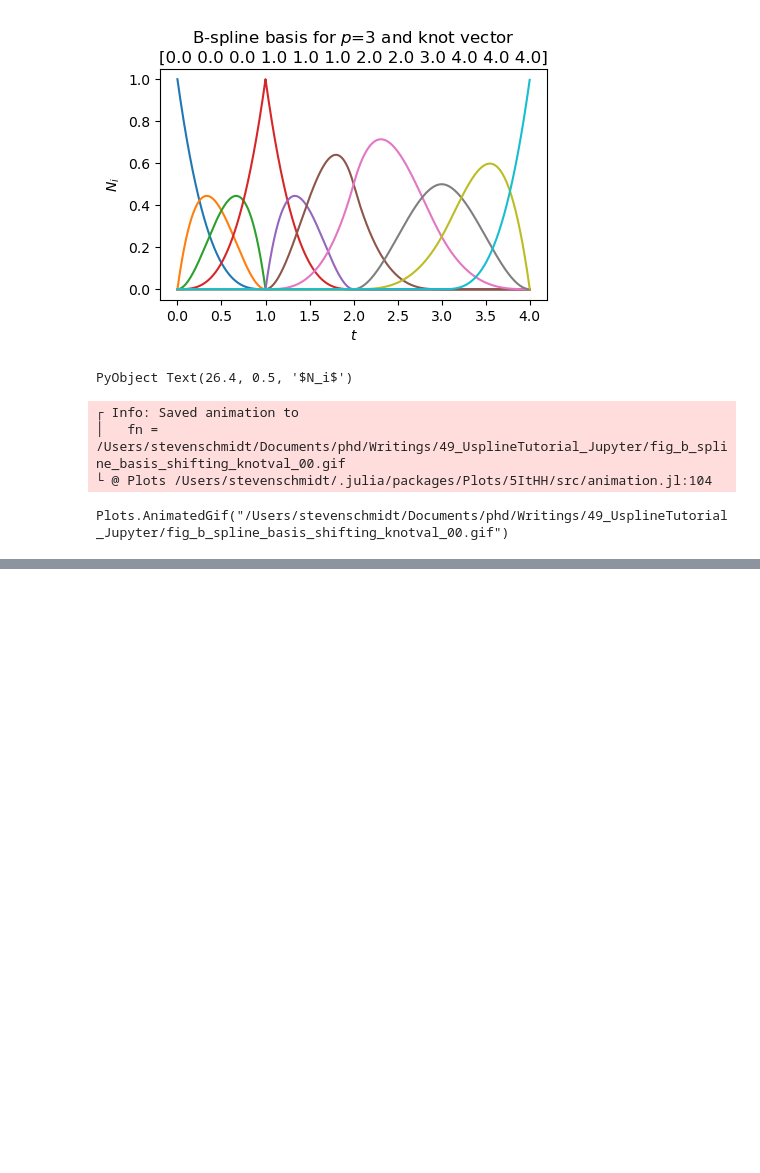
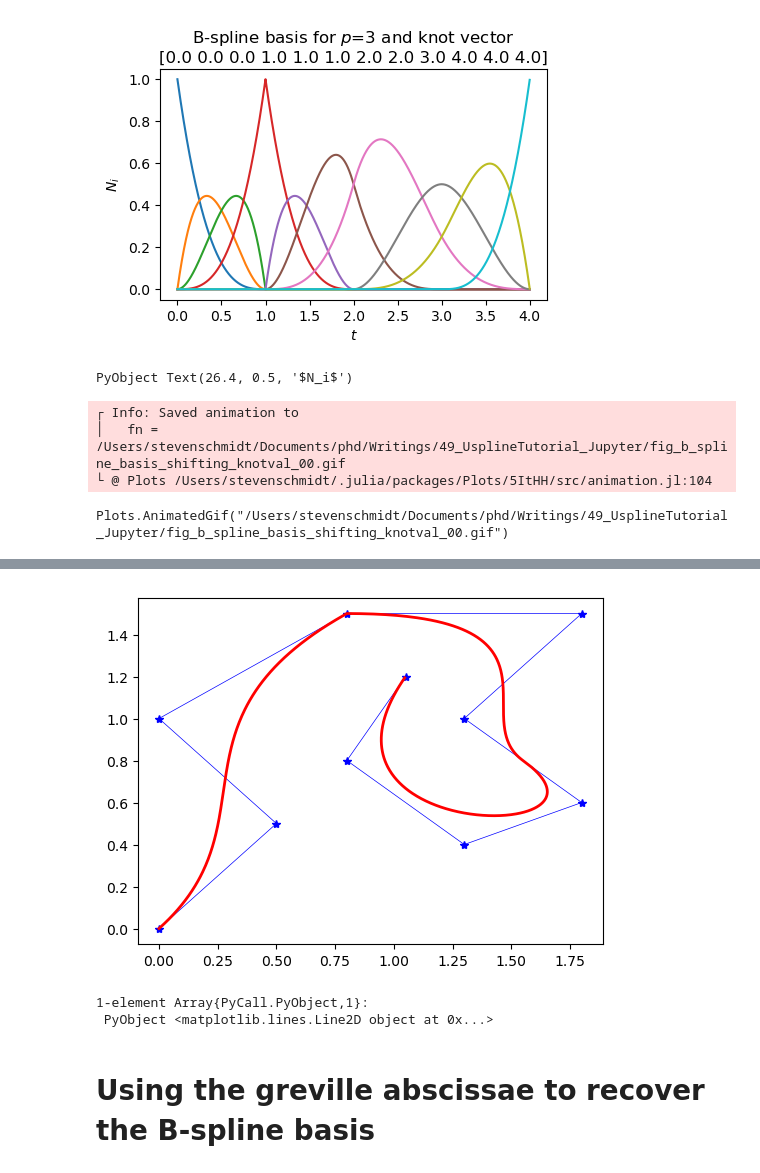
Before and after one commit to schmidticus/usplinetutorial_jupyter, a Jupyter notebook: UsplineTutorial_v00.ipynb, the cells around one changed output, grey strips where cells are left out. Drawn from its saved outputs; the diff is of its cells as text; code cells hidden in the pictures; blank space fills up the shorter version.

Commit message:
Adding greville abscissae section for b-splines

```diff
--- a/UsplineTutorial_v00.ipynb
+++ b/UsplineTutorial_v00.ipynb
@@ -839,0 +924,29 @@ Plots.AnimatedGif("/Users/stevenschmidt/Documents/phd/Writings/49_UsplineTutoria
+# %%
+#using PyPlot
+#plt = PyPlot
+
+# The spatial dimension
+dim_s = 2
+# The degree
+p = 3
+# The knot vector
+knotv = Array{Float64}([ 0 0 0 1 1 1 2 2 3 4 4 4 ])
+
+# The control points
+P = Array{Float64,2}([
+        0.0 0.5 0.0 0.8 1.8 1.3 1.8 1.3 0.8 1.05
+        0.0 0.5 1.0 1.5 1.5 1.0 0.6 0.4 0.8 1.2 ])
+
+X,t = draw_b_spline_curve( p, knotv, P, 200 )
+
+# Draw the curve
+figure_size = (6, 4.5)
+plt.figure(figsize=figure_size)
+plt.plot(P[1,:],P[2,:],"-*",color="b",linewidth=0.5)
+plt.plot(X[1,:],X[2,:],"-",color="r",linewidth=2)
+# %% [output]
+[figure, added]
+1-element Array{PyCall.PyObject,1}:
+ PyObject <matplotlib.lines.Line2D object at 0x...>
+# %% [markdown]
+# Using the greville abscissae to recover the B-spline basis
```
Also changed, not shown: parts of 7 cells of this notebook.
